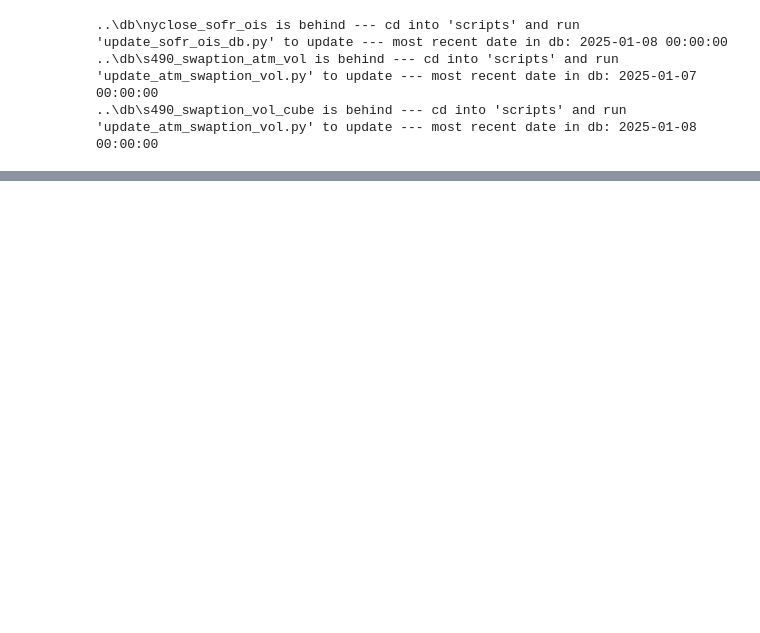
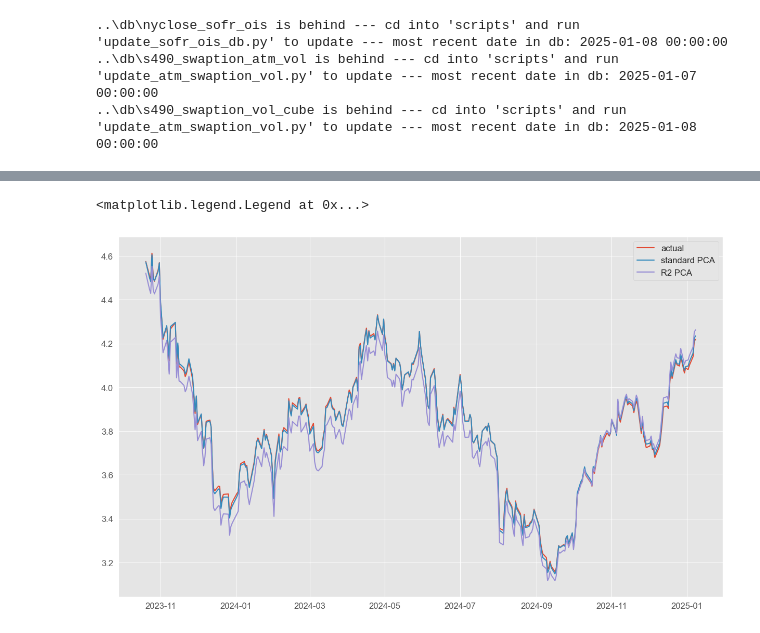
Before and after one commit to pfin/Curvy-CUSIPs, a Jupyter notebook: notebooks/temp.ipynb, the cells around one changed output, grey strips where cells are left out. Saved outputs shown, nothing was run; the diff lists cells and outputs as text; code cells hidden in the pictures; blank space fills up the shorter version.

```diff
--- a/notebooks/temp.ipynb
+++ b/notebooks/temp.ipynb
@@ -65,0 +86,9 @@ fwd_grid_dict, ql_curves = s490_swaps.s490_nyclose_fwd_curve_matrices(
+# %%
+swap_pca_grid_residuals = PCAGridResiduals(timeseries_grids=fwd_grid_dict)
+# %%
+swap_r2pca_results = swap_pca_grid_residuals.runner(
+    remove_underlying_tenors=["1D", "1W", "2W", "3W", "1M", "2M", "3M", "4M", "5M", "6M", "9M"],
+    use_r2_algo=True,
+    # run_on_level_changes=True
+)
+swap_r2pca_results["residual_timeseries_dict"][end_date].style.background_gradient(cmap="RdYlGn", axis=0)
@@ -66,3 +114,6 @@ fwd_grid_dict, ql_curves = s490_swaps.s490_nyclose_fwd_curve_matrices(
 # %%
-swap_pca_residuals = PCAGridResiduals(timeseries_grids=fwd_grid_dict)
-swap_pca_results = swap_pca_residuals.runner(run_on_indy_cols=True, n_jobs=-1, remove_underlying_tenors=["1D", "1W", "2W", "3W", "1M", "2M", "3M", "4M", "5M", "6M", "9M"])
+swap_pca_results = swap_pca_grid_residuals.runner(
+    remove_underlying_tenors=["1D", "1W", "2W", "3W", "1M", "2M", "3M", "4M", "5M", "6M", "9M"],
+    # run_on_level_changes=True
+)
+swap_pca_results["rich_cheap_residual_zscore_timeseries_dict"][end_date].style.background_gradient(cmap="RdYlGn", axis=0)
@@ -90,3 +139,26 @@ swap_pca_results["rich_cheap_residual_zscore_timeseries_dict"][end_date].style.b
+# %%
+tens_reg = swap_pca_results["reconstructed_df"].loc[:, ("10Y", "Spot")]
+tens_r2 = swap_r2pca_results["reconstructed_df"].loc[:, ("10Y", "Spot")]
+# %%
+# dts = []
+# r2 = []
+# pca = []
+
+# for dt, df in swap_pca_results["residual_timeseries_dict"].items():
+#     dts.append(dt)
+#     pca.append(df.loc["10Y"]["12M Fwd"])
+
+
+# for dt, df in swap_r2pca_results["residual_timeseries_dict"].items():
+#     r2.append(df.loc["10Y"]["12M Fwd"])
+
+plt.plot(timeseries_df["Date"][200:], timeseries_df["10Y"][200:], label="actual")
+plt.plot(tens_reg.index[200:], tens_reg.values[200:], label="standard PCA")
+plt.plot(tens_r2.index[200:], tens_r2.values[200:], label="R2 PCA")
+plt.legend()
+# %% [output]
+<matplotlib.legend.Legend at 0x...>
+[figure, added]
 # %%
 atm_vol_surfaces_dict = s490_swaptions.get_vol_surfaces(start_date=start_date, end_date=end_date)
 # %%
```
Also changed, not shown: parts of 6 cells of this notebook, 2 other files.
